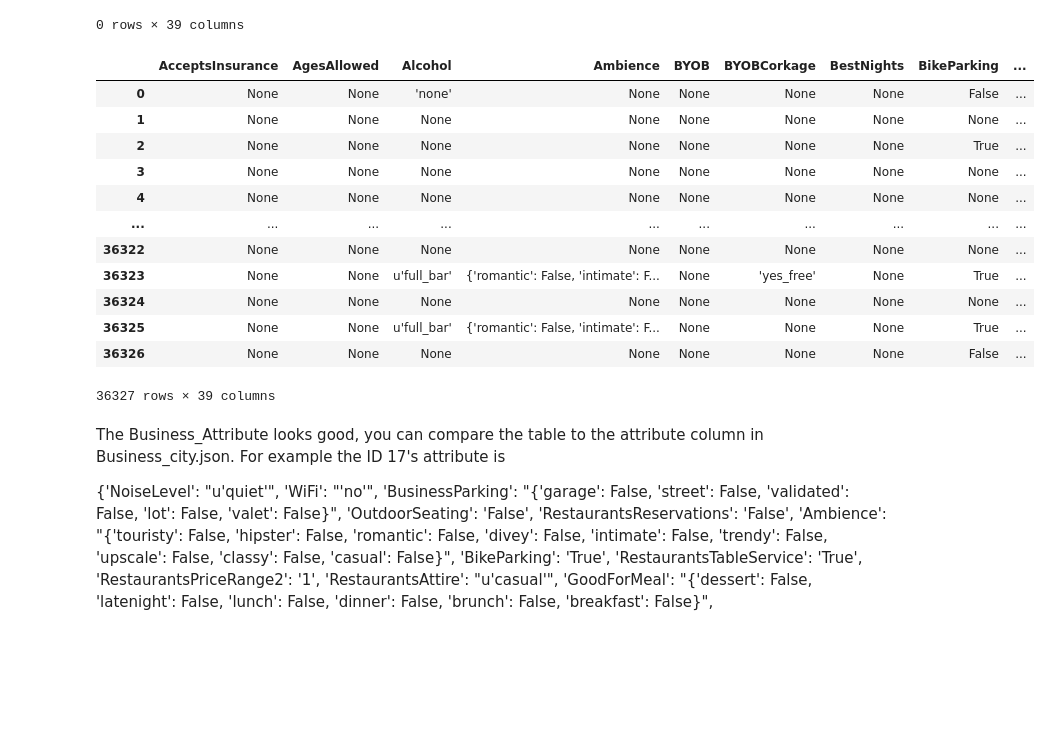
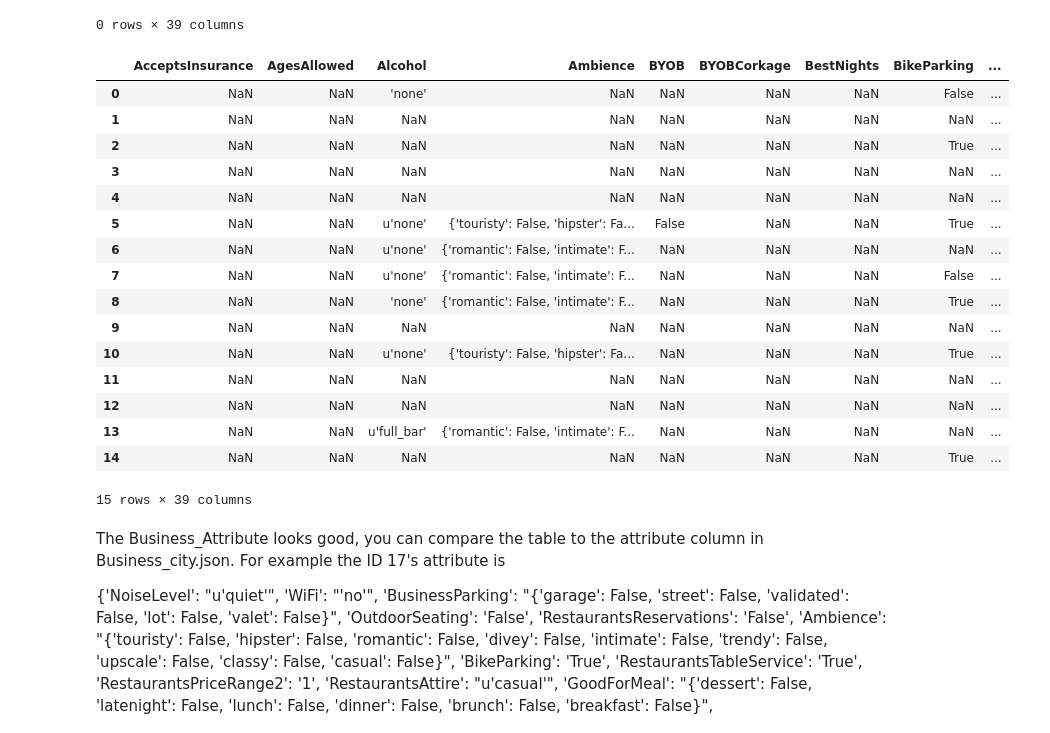
Before and after one commit to sai-liu/628Yelp, a Jupyter notebook: code/1_json_to_csv.ipynb, the cells around one changed output. Drawn from its saved outputs; the diff is of its cells as text; code cells hidden in the pictures; blank space fills up the shorter version.

```diff
--- a/code/1_json_to_csv.ipynb
+++ b/code/1_json_to_csv.ipynb
@@ -173,26 +173,33 @@ for i in range(n):
         Col=[]
         for j in range(len(Attribute_Keys)):
             col_value=business.iloc[i,11].get(Business_Attribute.columns[j])
-            Col.append(col_value)
+            if col_value==None:
+                Col.append(np.nan)
+            else:
+                Col.append(col_value)
         Business_Attribute.loc[i]=Col
     else:
         Business_Attribute.loc[i]=[np.nan,np.nan,np.nan,np.nan,np.nan,np.nan,np.nan,np.nan,np.nan,np.nan,np.nan,np.nan,np.nan,np.nan,np.nan,np.nan,np.nan,np.nan,np.nan,np.nan,np.nan,np.nan,np.nan,np.nan,np.nan,np.nan,np.nan,np.nan,np.nan,np.nan,np.nan,np.nan,np.nan,np.nan,np.nan,np.nan,np.nan,np.nan,np.nan]
 # %%
-Business_Attribute
+Business_Attribute[0:15]
 # %% [output]
 |  | AcceptsInsurance | AgesAllowed | Alcohol | Ambience | BYOB | BYOBCorkage | BestNights | BikeParking | ... |
-| 0 | None | None | 'none' | None | None | None | None | False | ... |
-| 1 | None | None | None | None | None | None | None | None | ... |
-| 2 | None | None | None | None | None | None | None | True | ... |
-| 3 | None | None | None | None | None | None | None | None | ... |
-| 4 | None | None | None | None | None | None | None | None | ... |
-| ... | ... | ... | ... | ... | ... | ... | ... | ... | ... |
-| 36322 | None | None | None | None | None | None | None | None | ... |
-| 36323 | None | None | u'full_bar' | {'romantic': False, 'intimate': F... | None | 'yes_free' | None | True | ... |
-| 36324 | None | None | None | None | None | None | None | None | ... |
-| 36325 | None | None | u'full_bar' | {'romantic': False, 'intimate': F... | None | None | None | True | ... |
-| 36326 | None | None | None | None | None | None | None | False | ... |
+| 0 | NaN | NaN | 'none' | NaN | NaN | NaN | NaN | False | ... |
+| 1 | NaN | NaN | NaN | NaN | NaN | NaN | NaN | NaN | ... |
+| 2 | NaN | NaN | NaN | NaN | NaN | NaN | NaN | True | ... |
+| 3 | NaN | NaN | NaN | NaN | NaN | NaN | NaN | NaN | ... |
+| 4 | NaN | NaN | NaN | NaN | NaN | NaN | NaN | NaN | ... |
+| 5 | NaN | NaN | u'none' | {'touristy': False, 'hipster': Fa... | False | NaN | NaN | True | ... |
+| 6 | NaN | NaN | u'none' | {'romantic': False, 'intimate': F... | NaN | NaN | NaN | NaN | ... |
+| 7 | NaN | NaN | u'none' | {'romantic': False, 'intimate': F... | NaN | NaN | NaN | False | ... |
+| 8 | NaN | NaN | 'none' | {'romantic': False, 'intimate': F... | NaN | NaN | NaN | True | ... |
+| 9 | NaN | NaN | NaN | NaN | NaN | NaN | NaN | NaN | ... |
+| 10 | NaN | NaN | u'none' | {'touristy': False, 'hipster': Fa... | NaN | NaN | NaN | True | ... |
+| 11 | NaN | NaN | NaN | NaN | NaN | NaN | NaN | NaN | ... |
+| 12 | NaN | NaN | NaN | NaN | NaN | NaN | NaN | NaN | ... |
+| 13 | NaN | NaN | u'full_bar' | {'romantic': False, 'intimate': F... | NaN | NaN | NaN | NaN | ... |
+| 14 | NaN | NaN | NaN | NaN | NaN | NaN | NaN | True | ... |
-36327 rows × 39 columns
+15 rows × 39 columns
 # %% [markdown]
 The Business_Attribute looks good, you can compare the table to the attribute column in Business_city.json. For example the ID 17's attribute is
 
```
Also changed, not shown: parts of 13 cells of this notebook, 5 other files.
